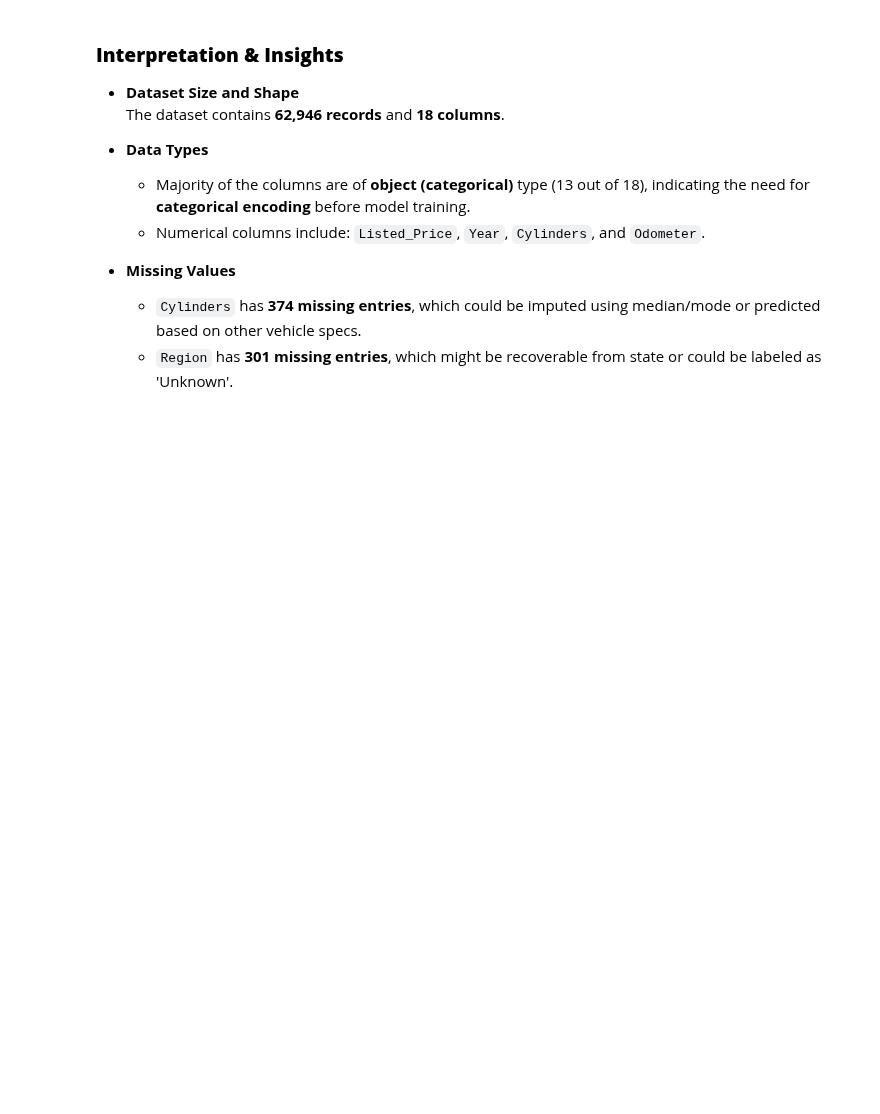
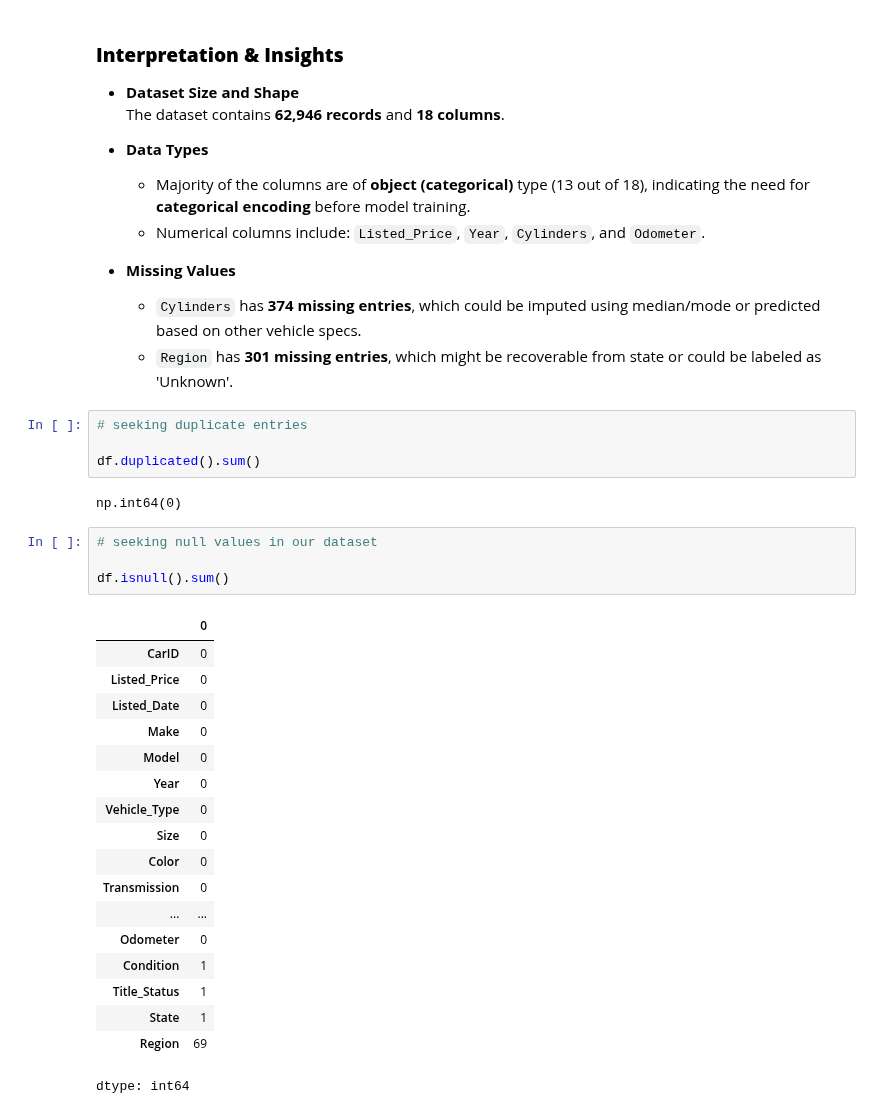
Before and after one commit to anshumbanga/Jason-Motor-Group, a Jupyter notebook: Jason Motor Group.ipynb, the cells around one changed output. Drawn from its saved outputs; the diff is of its cells as text; blank space fills up the shorter version.

```diff
--- a/Jason Motor Group.ipynb
+++ b/Jason Motor Group.ipynb
@@ -124,3 +124,32 @@ memory usage: 8.6+ MB
 - **Missing Values**
   - `Cylinders` has **374 missing entries**, which could be imputed using median/mode or predicted based on other vehicle specs.
   - `Region` has **301 missing entries**, which might be recoverable from state or could be labeled as 'Unknown'.
+# %%
+# seeking duplicate entries
+
+df.duplicated().sum()
+# %% [output]
+np.int64(0)
+# %%
+# seeking null values in our dataset
+
+df.isnull().sum()
+# %% [output]
+|  | 0 |
+| CarID | 0 |
+| Listed_Price | 0 |
+| Listed_Date | 0 |
+| Make | 0 |
+| Model | 0 |
+| Year | 0 |
+| Vehicle_Type | 0 |
+| Size | 0 |
+| Color | 0 |
+| Transmission | 0 |
+| ... | ... |
+| Odometer | 0 |
+| Condition | 1 |
+| Title_Status | 1 |
+| State | 1 |
+| Region | 69 |
+dtype: int64
```
Also changed, not shown: parts of 2 cells of this notebook.
